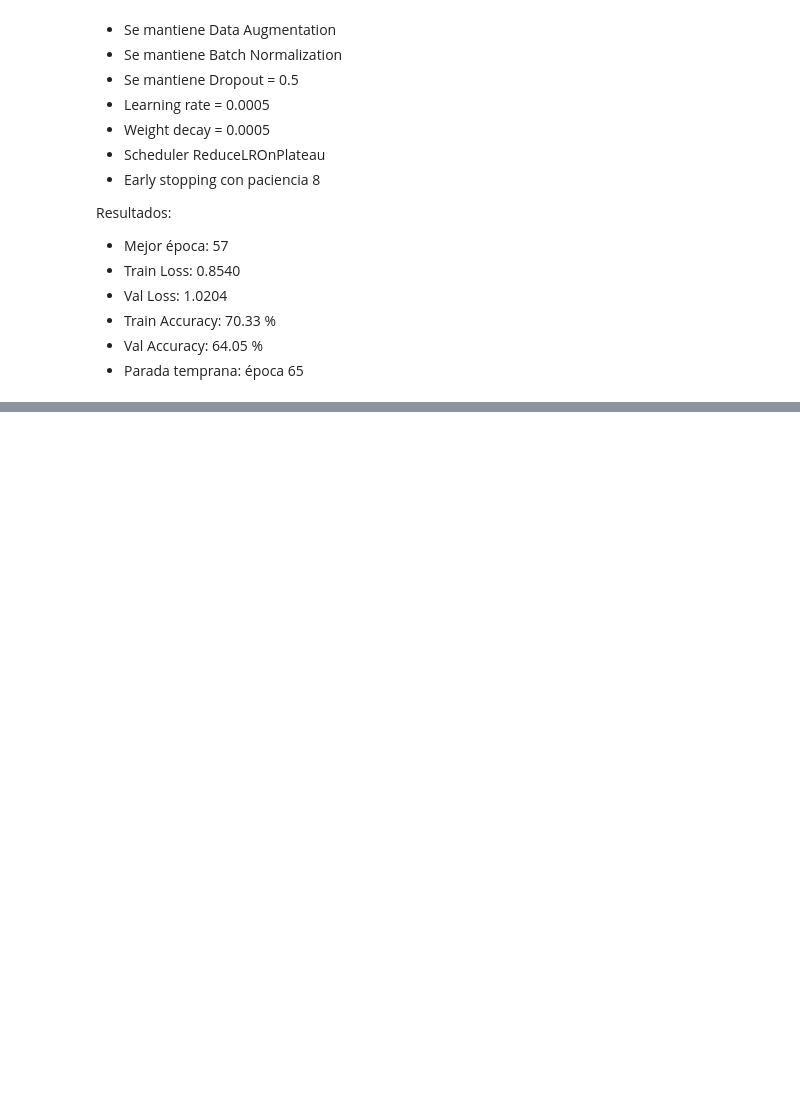
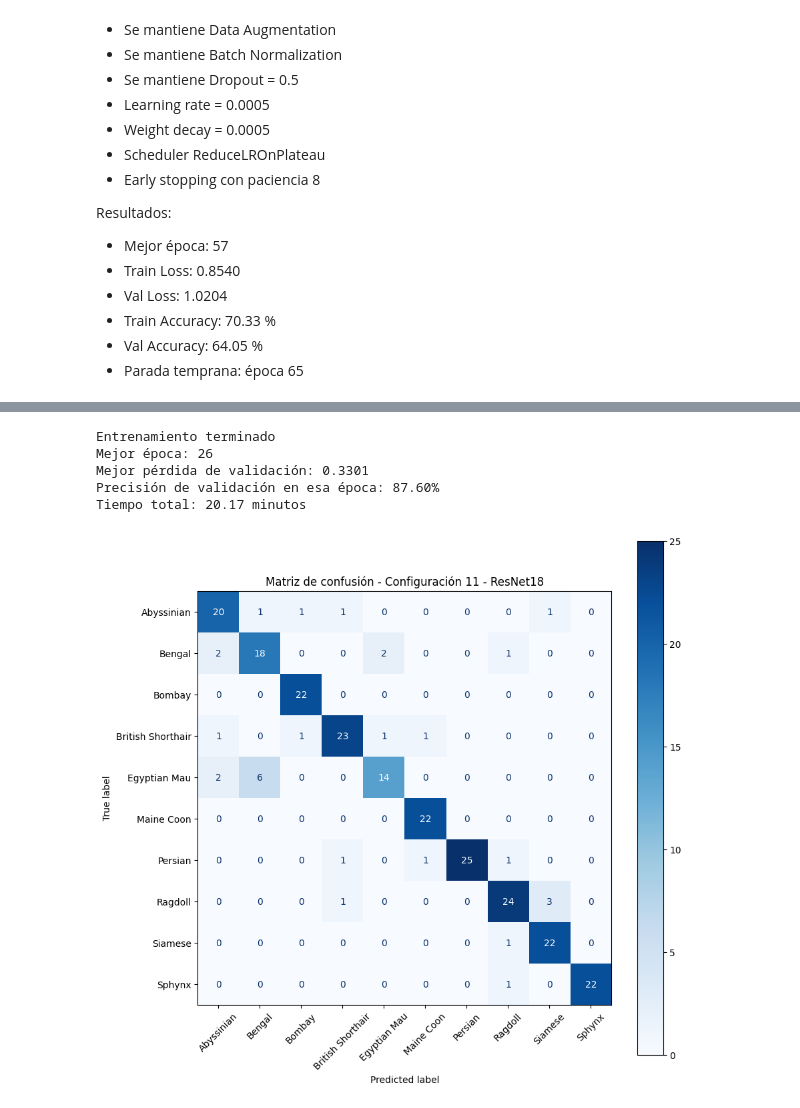
Before and after one commit to mariabaezz/cat-breed-classification, a Jupyter notebook: source/practica1.ipynb, the cells around one changed output, grey strips where cells are left out. Cells and saved outputs as stored; diff of their text form; code cells hidden in the pictures; blank space fills up the shorter version.

Commit message:
Resnet

```diff
--- a/source/practica1.ipynb
+++ b/source/practica1.ipynb
@@ -2410,0 +2563,4 @@ Resultados:
+# %%
+device = torch.device("cuda" if torch.cuda.is_available() else "cpu")
+
+print("Dispositivo:", device)
@@ -2410,0 +2736,54 @@ Resultados:
+# %%
+elapsed = (time.time() - start_time) / 60
+
+print("\nEntrenamiento terminado")
+print("Mejor época:", best_epoch)
+print(f"Mejor pérdida de validación: {best_val_loss:.4f}")
+print(f"Precisión de validación en esa época: {best_val_acc:.2f}%")
+print(f"Tiempo total: {elapsed:.2f} minutos")
+# %% [output]
+Entrenamiento terminado
+Mejor época: 26
+Mejor pérdida de validación: 0.3301
+Precisión de validación en esa época: 87.60%
+Tiempo total: 20.17 minutos
+# %%
+from sklearn.metrics import confusion_matrix, ConfusionMatrixDisplay
+
+y_true = []
+y_pred = []
+
+model.eval()
+
+with torch.no_grad():
+
+    for imagenes, etiquetas in val_loader_resnet:
+
+        imagenes = imagenes.to(device)
+        etiquetas = etiquetas.to(device)
+
+        salidas = model(imagenes)
+        predicciones = salidas.argmax(dim=1)
+
+        y_true.extend(etiquetas.cpu().numpy())
+        y_pred.extend(predicciones.cpu().numpy())
+# %%
+matriz = confusion_matrix(y_true, y_pred)
+
+fig, ax = plt.subplots(figsize=(10, 10))
+
+disp = ConfusionMatrixDisplay(
+    confusion_matrix=matriz,
+    display_labels=dataset.classes
+)
+
+disp.plot(
+    xticks_rotation=45,
+    cmap="Blues",
+    ax=ax
+)
+
+plt.title("Matriz de confusión - Configuración 11 - ResNet18")
+plt.show()
+# %% [output]
+[figure, added]
```
Also changed, not shown: parts of 19 cells of this notebook.
